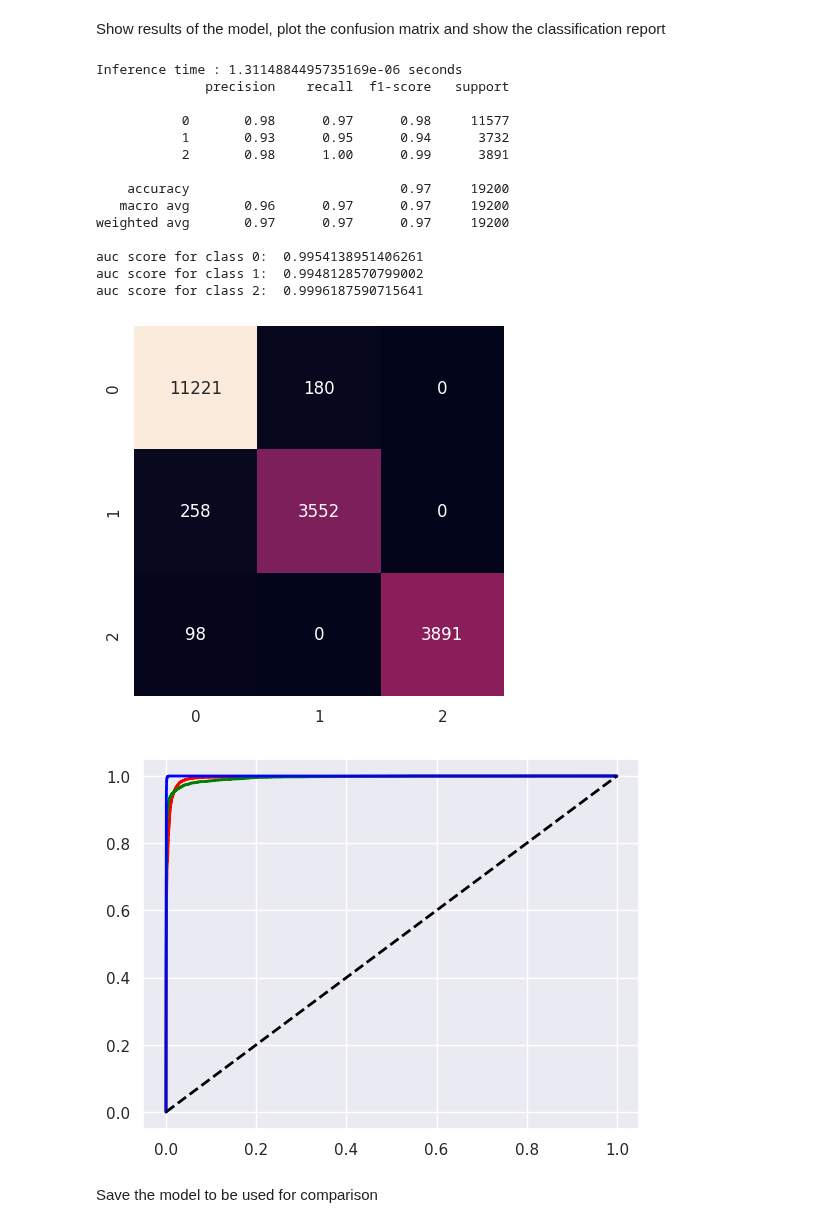
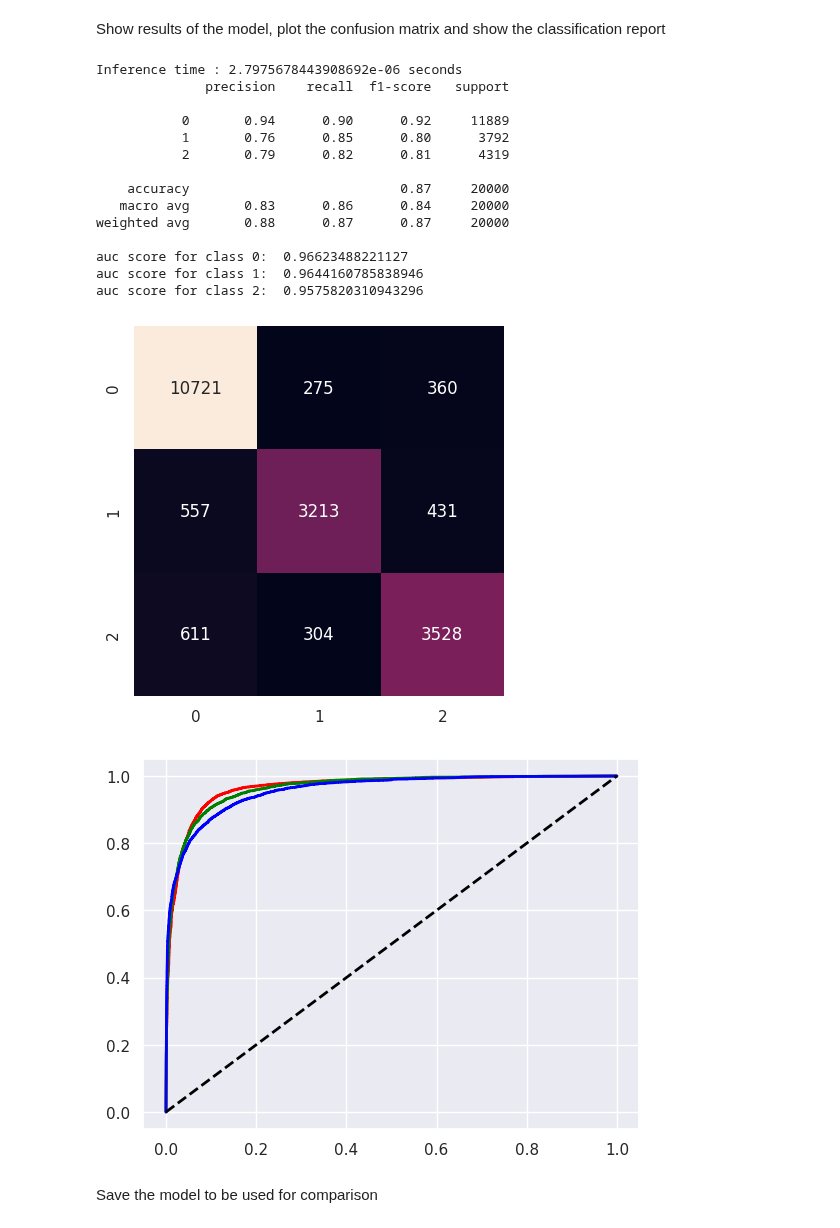
Before and after one commit to LouisCleriot/Stellar-object-classification, a Jupyter notebook: notebooks/random-forest.ipynb, the cells around one changed output. Saved outputs shown, nothing was run; the diff lists cells and outputs as text; code cells hidden in the pictures.

Commit message:
modif notebooks for using latest name of data and start saving models

```diff
--- a/notebooks/random-forest.ipynb
+++ b/notebooks/random-forest.ipynb
@@ -13,10 +13,10 @@ in this notebook we will train and save a random forest model then plot and show
 # %%
 RandomForest = RFClassifier()
 #load train and test split
-X_train = pd.read_csv('../data/processed/train_.csv')
+X_train = pd.read_csv('../data/processed/train_with_outlier_undersampled.csv')
 y_train = X_train['class']
 X_train = X_train.drop(['class'], axis=1)
-X_test = pd.read_csv('../data/processed/test_scaled_pca.csv')
+X_test = pd.read_csv('../data/processed/test_with_outlier.csv')
 y_test = X_test['class']
 X_test = X_test.drop(['class'], axis=1)
 #encode labels
@@ -54,25 +54,25 @@ print(RandomForest.best_params)
 Show results of the model, plot the confusion matrix and show the classification report
 # %%
 #change X_test columns names to u,g,r,i,z,redshift
-X_test.columns = ['ugzri_1', 'ugzri_2', 'ugzri_3', 'ugzri_4', 'ugzri_5','redshift']
+X_test.columns = ['u', 'g', 'r', 'i', 'z','redshift']
 RandomForest.evaluate(X_test, y_test)
 # %% [output]
-Inference time : 1.3114884495735169e-06 seconds
+Inference time : 2.7975678443908692e-06 seconds
               precision    recall  f1-score   support
 
-           0       0.98      0.97      0.98     11577
-           1       0.93      0.95      0.94      3732
-           2       0.98      1.00      0.99      3891
+           0       0.94      0.90      0.92     11889
+           1       0.76      0.85      0.80      3792
+           2       0.79      0.82      0.81      4319
 
-    accuracy                           0.97     19200
-   macro avg       0.96      0.97      0.97     19200
-weighted avg       0.97      0.97      0.97     19200
+    accuracy                           0.87     20000
+   macro avg       0.83      0.86      0.84     20000
+weighted avg       0.88      0.87      0.87     20000
 
-auc score for class 0:  0.9954138951406261
-auc score for class 1:  0.9948128570799002
-auc score for class 2:  0.9996187590715641
+auc score for class 0:  0.96623488221127
+auc score for class 1:  0.9644160785838946
+auc score for class 2:  0.9575820310943296
-[figure, old version]
+[figure, new version]
-[figure, old version]
+[figure, new version]
 # %% [markdown]
 Save the model to be used for comparison
 # %%
```
Also changed, not shown: parts of 2 cells of this notebook.
